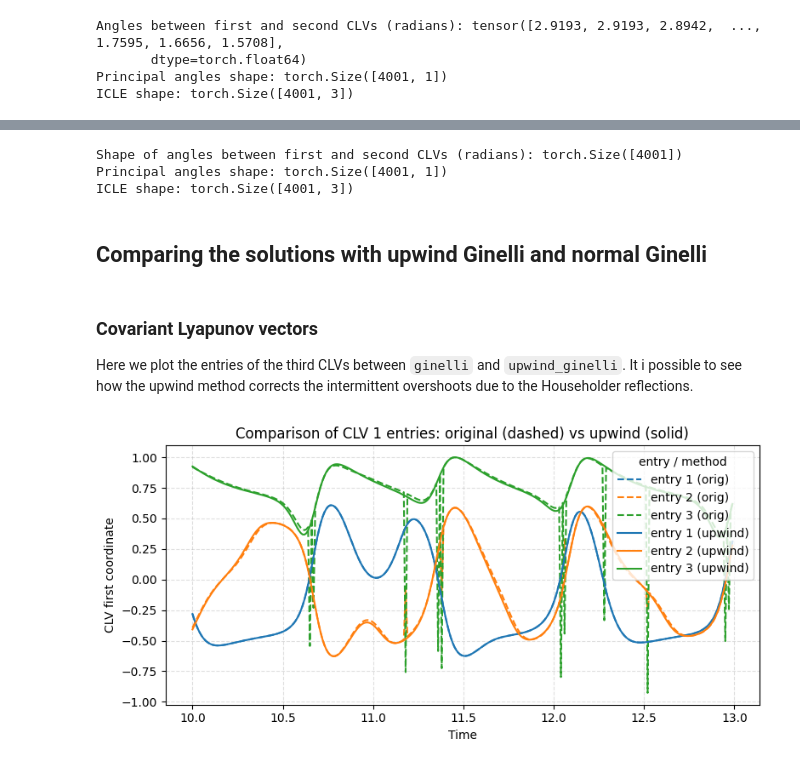
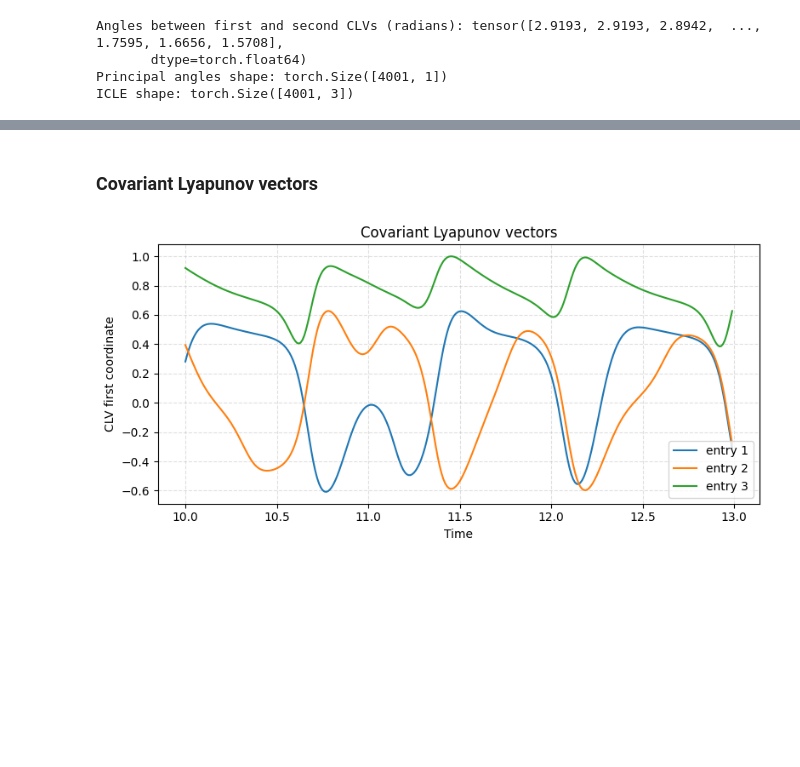
Before and after one commit to MagriLab/clvlib, a Jupyter notebook: tutorials/lorenz_pytorch_quickstart.ipynb, the cells around one changed output, grey strips where cells are left out. Saved outputs shown, nothing was run; the diff lists cells and outputs as text; code cells hidden in the pictures; blank space fills up the shorter version.

```diff
--- a/tutorials/lorenz_pytorch_quickstart.ipynb
+++ b/tutorials/lorenz_pytorch_quickstart.ipynb
@@ -48,14 +48,12 @@ Lyapunov exponent estimates, backward Lyapunov vectors (BLVs), CLVs, and the tra
 times = torch.linspace(0.0, 40.0, 4001, dtype=DTYPE, device=DEVICE)  # 4000 integration steps
 x0 = torch.tensor([8.0, 0.0, 30.0], dtype=DTYPE, device=DEVICE)
 
-LE, LE_history, BLV_history, CLV_history, trajectory = lyap_analysis_from_ic(
+LE, LE_history, Q_history, R_history, CLV_history, D_history, trajectory = lyap_analysis_from_ic(
     lorenz,
     jacobian,
     x0,
     times,
     stepper='rk4',
-    qr_method='householder',
-    ginelli_method='ginelli'
 )
 
 print('Asymptotic Lyapunov exponents:', LE)
@@ -107,6 +104,9 @@ angles = principal_angles(CLV_history[:, :, :-1], CLV_history[:, :, -1:]).cpu()
 angles_np = angles.numpy()
 icle = compute_ICLE(jacobian, trajectory, times, CLV_history).cpu()
 icle_np = icle.numpy()
+times_np = times.cpu().numpy()
+CLV_history_np = CLV_history.cpu().numpy()
+
 print('Angles between first and second CLVs (radians):', theta)
 print('Principal angles shape:', angles.shape)
 print('ICLE shape:', icle.shape)
@@ -138,45 +118,19 @@ LE_upwind, LE_history_upwind, BLV_history_upwind, CLV_history_upwind = lyap_anal
-# %%
-cosine_upwind, theta_upwind = compute_angles(CLV_history_upwind[:, :, 0], CLV_history_upwind[:, :, 1])
-theta_upwind = theta_upwind.cpu()
-theta_upwind_np = theta_upwind.numpy()
-angles_upwind = principal_angles(CLV_history_upwind[:, :, :-1], CLV_history_upwind[:, :, -1:]).cpu()
-angles_upwind_np = angles_upwind.numpy()
-icle_upwind = compute_ICLE(jacobian, trajectory, times, CLV_history_upwind).cpu()
-icle_upwind_np = icle_upwind.numpy()
-print('Shape of angles between first and second CLVs (radians):', theta_upwind.shape)
-print('Principal angles shape:', angles_upwind.shape)
-print('ICLE shape:', icle_upwind.shape)
-# %% [output]
-Shape of angles between first and second CLVs (radians): torch.Size([4001])
-Principal angles shape: torch.Size([4001, 1])
-ICLE shape: torch.Size([4001, 3])
-# %% [markdown]
-## Comparing the solutions with upwind Ginelli and normal Ginelli
-# %% [markdown]
-### Covariant Lyapunov vectors
-
-Here we plot the entries of the third CLVs between `ginelli` and `upwind_ginelli`. It i possible to see how the upwind method corrects the intermittent overshoots due to the Householder reflections.
+# %% [markdown]
+### Covariant Lyapunov vectors
 # %%
-CLV_history_np = CLV_history.cpu().numpy()
-CLV_history_upwind_np = CLV_history_upwind.cpu().numpy()
 plt.figure(figsize=(8, 4))
 
 start, end = 1000, 1300
 
-plt.plot(times_np[start:end], CLV_history_np[start:end, 0, 0], label='entry 1 (orig)', linestyle='--', color='C0')
-plt.plot(times_np[start:end], CLV_history_np[start:end, 0, 1], label='entry 2 (orig)', linestyle='--', color='C1')
-plt.plot(times_np[start:end], CLV_history_np[start:end, 0, 2], label='entry 3 (orig)', linestyle='--', color='C2')
-
-plt.plot(times_np[start:end], CLV_history_upwind_np[start:end, 0, 0], label='entry 1 (upwind)', color='C0')
-plt.plot(times_np[start:end], CLV_history_upwind_np[start:end, 0, 1], label='entry 2 (upwind)', color='C1')
-plt.plot(times_np[start:end], CLV_history_upwind_np[start:end, 0, 2], label='entry 3 (upwind)', color='C2')
-
+plt.plot(times_np[start:end], CLV_history_np[start:end, 0, 0], label='entry 1')
+plt.plot(times_np[start:end], CLV_history_np[start:end, 0, 1], label='entry 2')
+plt.plot(times_np[start:end], CLV_history_np[start:end, 0, 2], label='entry 3')
 plt.xlabel('Time')
 plt.ylabel('CLV first coordinate')
-plt.title('Comparison of CLV 1 entries: original (dashed) vs upwind (solid)')
+plt.title('Covariant Lyapunov vectors')
 plt.grid(True, linestyle='--', alpha=0.4)
-plt.legend(title='entry / method', loc='upper right')
+plt.legend()
 plt.tight_layout()
 plt.show()
 # %% [output]
-[figure, old version]
+[figure, new version]
```
Also changed, not shown: parts of 11 cells of this notebook, 12 other files.
